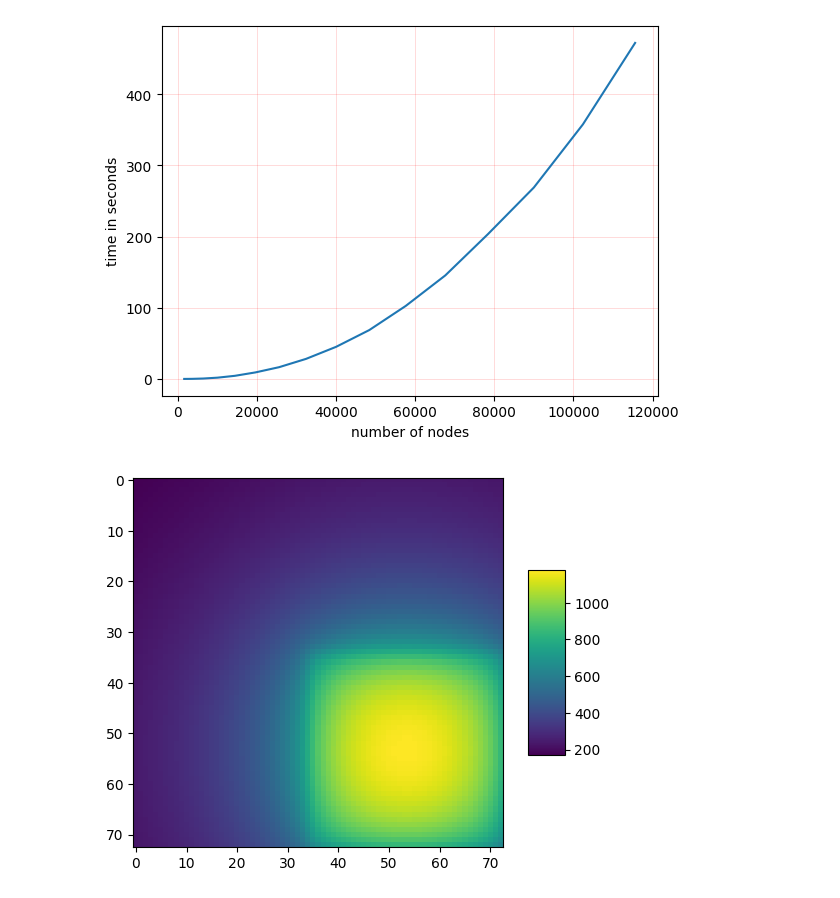
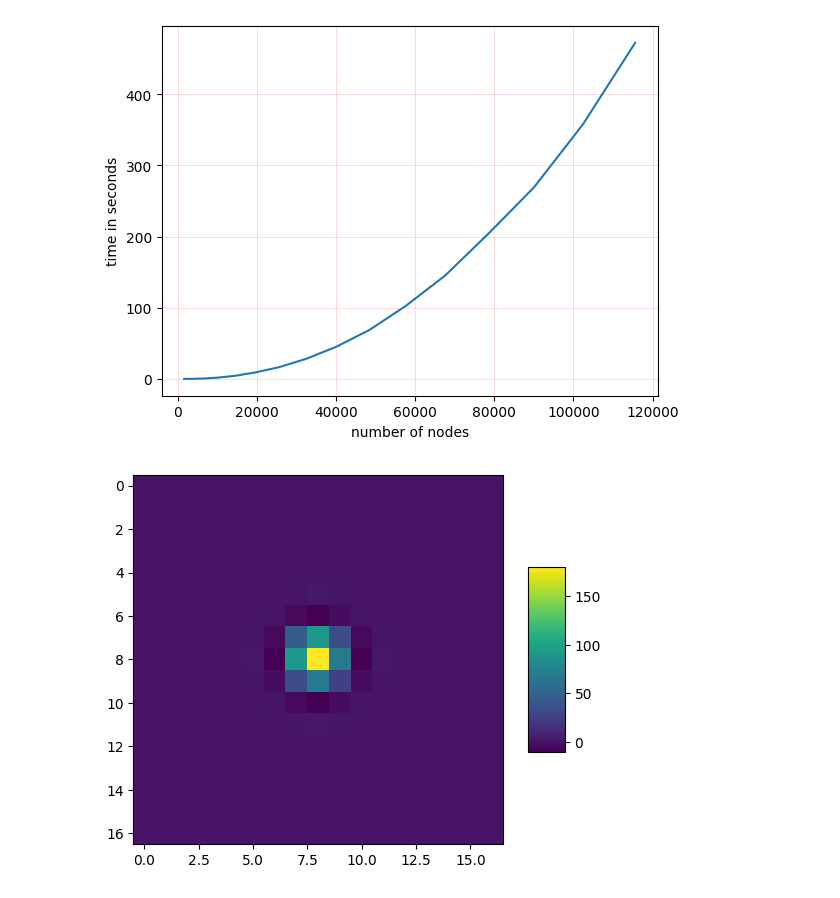
Before and after one commit to SickSmile1/naive-fft-mlms, a Jupyter notebook: results/plotResults.ipynb, the cells around one changed output. Cells and saved outputs as stored; diff of their text form; code cells hidden in the pictures.

```diff
--- a/results/plotResults.ipynb
+++ b/results/plotResults.ipynb
@@ -32,11 +32,11 @@ ax.plot(x2,y)
 [<matplotlib.lines.Line2D at 0x...>]
 [figure]
 # %%
-arr = np.fromfile("coarse_matrix73", sep='\t')
-arr2 = arr.reshape(73,73)
+arr = np.fromfile("cC1", sep='\t')
+arr2 = arr.reshape(17,17)
 
 surf = plt.imshow(arr2,cmap='viridis')
 plt.colorbar(surf, shrink=0.5, aspect=5)
 plt.show()
 # %% [output]
-[figure, old version]
+[figure, new version]
```
Also changed, not shown: 18 other files.
